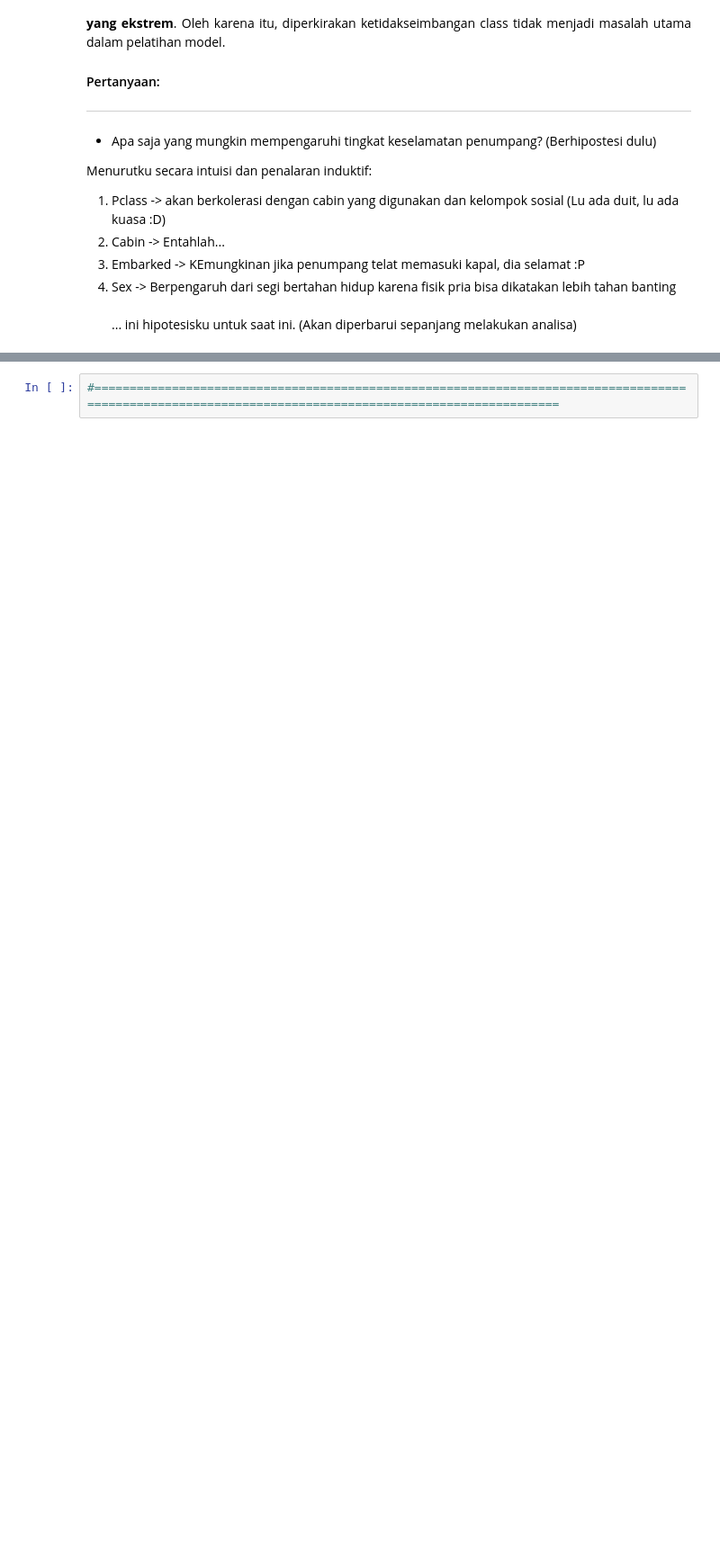
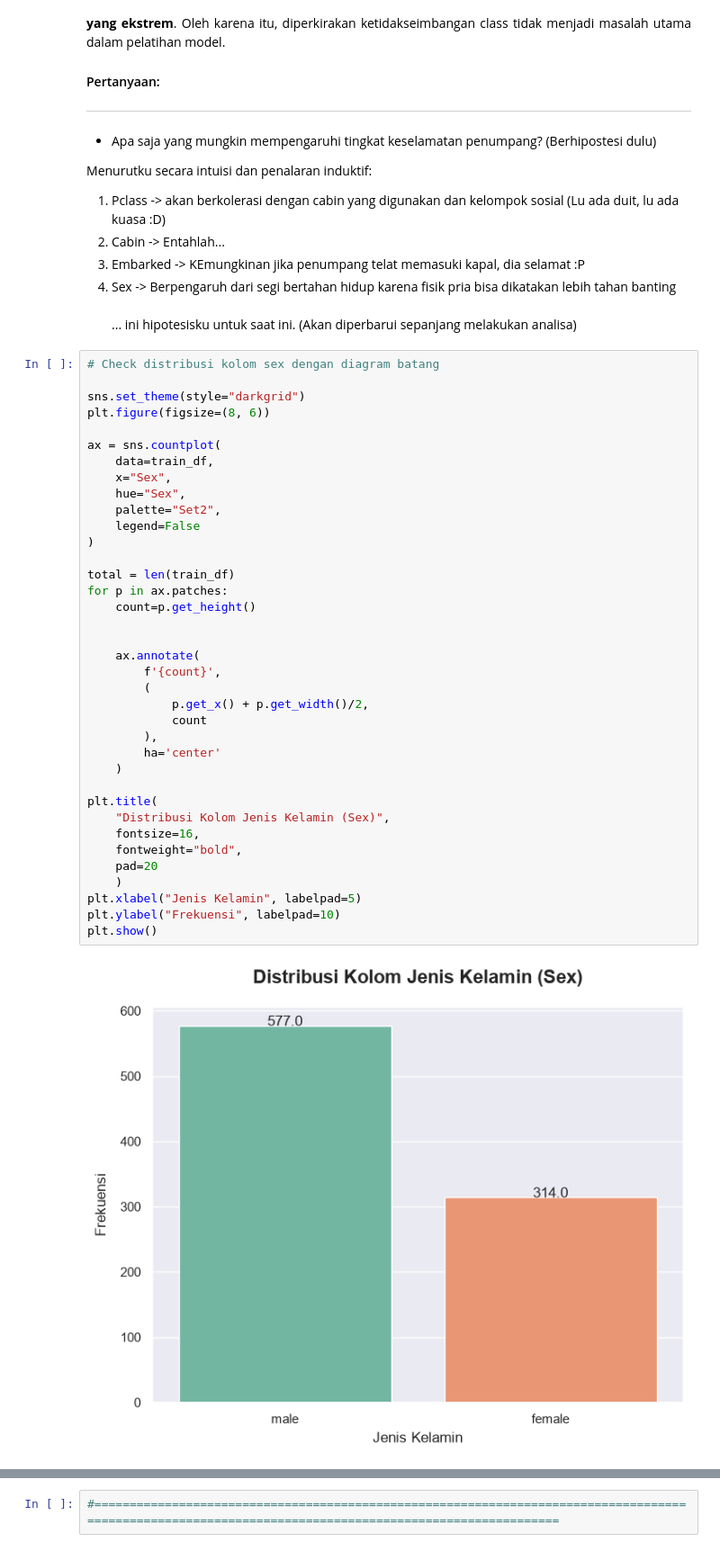
Before and after one commit to jamaak/ml-titanic-machine-learning, a Jupyter notebook: notebook/cleaning-data.ipynb, the cells around one changed output, grey strips where cells are left out. Shown at 90% size. Drawn from its saved outputs; the diff is of its cells as text; blank space fills up the shorter version.

```diff
--- a/notebook/cleaning-data.ipynb
+++ b/notebook/cleaning-data.ipynb
@@ -196,3 +196,42 @@ Menurutku secara intuisi dan penalaran induktif: <br>
 3. Embarked -> KEmungkinan jika penumpang telat memasuki kapal, dia selamat :P
 4. Sex -> Berpengaruh dari segi bertahan hidup karena fisik pria bisa dikatakan lebih tahan banting <br><br>
 ... ini hipotesisku untuk saat ini. (Akan diperbarui sepanjang melakukan analisa)
+# %%
+# Check distribusi kolom sex dengan diagram batang
+
+sns.set_theme(style="darkgrid")
+plt.figure(figsize=(8, 6))
+
+ax = sns.countplot(
+    data=train_df,
+    x="Sex",
+    hue="Sex",
+    palette="Set2",
+    legend=False
+)
+
+total = len(train_df)
+for p in ax.patches:
+    count=p.get_height()
+
+
+    ax.annotate(
+        f'{count}',
+        (
+            p.get_x() + p.get_width()/2,
+            count
+        ),
+        ha='center'
+    )
+
+plt.title(
+    "Distribusi Kolom Jenis Kelamin (Sex)",
+    fontsize=16,
+    fontweight="bold",
+    pad=20
+    )
+plt.xlabel("Jenis Kelamin", labelpad=5)
+plt.ylabel("Frekuensi", labelpad=10)
+plt.show()
+# %% [output]
+[figure, added]
```
Also changed, not shown: parts of 2 cells of this notebook.
